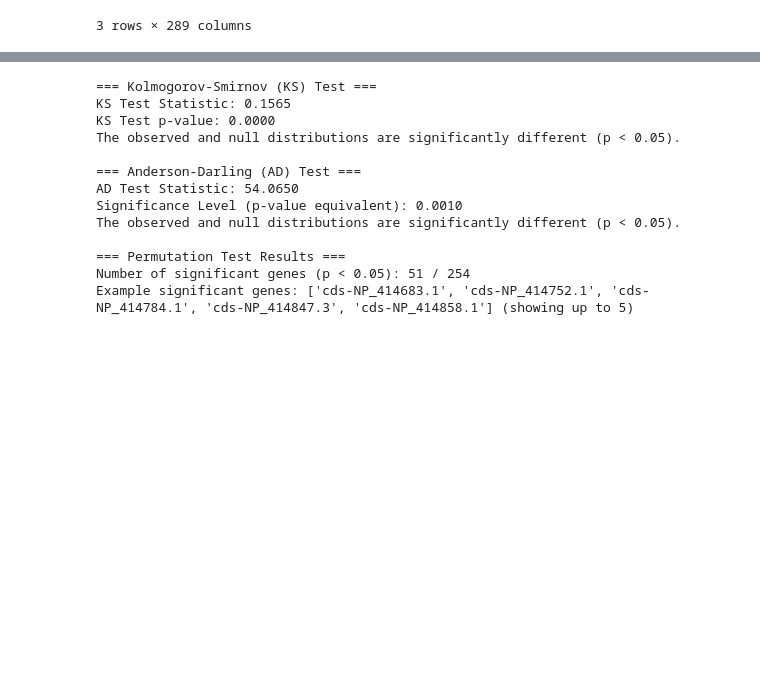
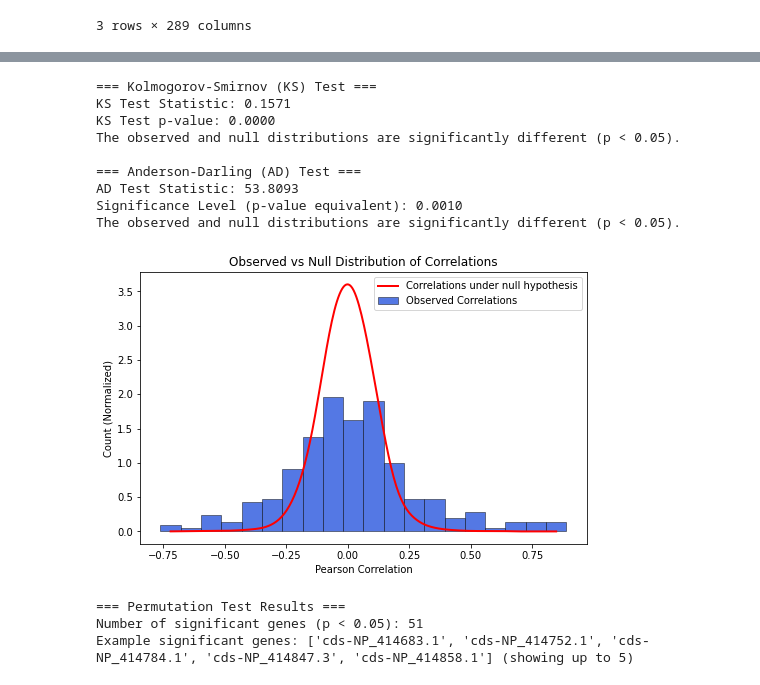
Before and after one commit to microbial-pangenomes-lab/bacterial_transcription, a Jupyter notebook: scripts/validating_correlations.ipynb, the cells around one changed output, grey strips where cells are left out. Drawn from its saved outputs; the diff is of its cells as text; code cells hidden in the pictures; blank space fills up the shorter version.

```diff
--- a/scripts/validating_correlations.ipynb
+++ b/scripts/validating_correlations.ipynb
@@ -37,4 +159,6 @@ int_deg.head(3)
 # %%
+
+# Standardize gene names function
 def standardize_gene_names(gene_name):
     return re.sub(r"-\d+$", "", gene_name)
 
@@ -55,8 +179,6 @@ pearson = {}
 observed_corrs = []
 all_permuted_corrs = []
 
-res = []
-
 for gene in common_genes:
     df_merged = pd.merge(
         predicted_rates_df[[gene]], filtered_deg_df[[gene]],
@@ -71,10 +193,8 @@ for gene in common_genes:
         warnings.simplefilter("ignore")
         p, _ = sp.pearsonr(df_merged['Predicted transcription rate'], df_merged['log2foldchange'])
 
-    #pearson[gene] = round(p, 2)
-    pearson[gene] = p
+    pearson[gene] = round(p, 2)
     observed_corrs.append(p)
-    res.append([0, p])
 
 # Permutation test function
 def permutation_test(actual, predicted, n_permutations=1000):
@@ -102,15 +222,9 @@ for gene in common_genes:
     )
     all_permuted_corrs.extend(permuted_corrs)
 
-    for i, p in enumerate(permuted_corrs):
-        res.append([i+1, p])
-
     # Compute empirical p-value for this gene
     p_value = np.mean(permuted_corrs >= observed_corr)
     gene_p_values[gene] = p_value
-
-df = pd.DataFrame(res,
-                  columns=['iteration', 'corr'])
 
 # KS-test between observed and permuted correlation distributions
 ks_stat, ks_p_value = ks_2samp(observed_corrs, all_permuted_corrs)
@@ -124,37 +238,72 @@ print(f"KS Test Statistic: {ks_stat:.4f}")
 print(f"KS Test p-value: {ks_p_value:.4f}")
 
 if ks_p_value < 0.05:
     print("The observed and null distributions are significantly different (p < 0.05).")
 else:
     print("The observed and null distributions are NOT significantly different (p > 0.05).")
 
 # Print AD-test results
 print("\n=== Anderson-Darling (AD) Test ===")
 print(f"AD Test Statistic: {ad_stat:.4f}")
 print(f"Significance Level (p-value equivalent): {ad_significance:.4f}")
 
 if ad_significance < 0.05:
     print("The observed and null distributions are significantly different (p < 0.05).")
 else:
     print("The observed and null distributions are NOT significantly different (p > 0.05).")
 
+# Create plots
+bins = np.histogram_bin_edges(observed_corrs, bins=20)
+
+# Compute normalized histograms
+observed_hist, _ = np.histogram(observed_corrs, bins=bins, density=True)
+null_hist, _ = np.histogram(all_permuted_corrs, bins=bins, density=True)
+
+# Compute bin centers for line plot
+bin_centers = (bins[:-1] + bins[1:]) / 2
+num_smooth_points = 300
+bin_centers_smooth = np.linspace(bin_centers.min(), bin_centers.max(), num_smooth_points)
+
+spline = make_interp_spline(bin_centers, null_hist, k=3)
+null_hist_smooth = spline(bin_centers_smooth)
+
+plt.figure(figsize=(8, 5))
+
+# Plot observed correlations as histogram bars
+plt.bar(
+    bin_centers, observed_hist, width=np.diff(bins),
+    color='royalblue', alpha=0.9, edgecolor='black', linewidth=0.5, label='Observed Correlations'
+)
+
+# Plot smoothed null distribution as a spline curve
+plt.plot(bin_centers_smooth, null_hist_smooth, color='red', linewidth=2, label='Correlations under null hypothesis')
+
+# Labels and legend
+plt.xlabel('Pearson Correlation')
+plt.ylabel('Count (Normalized)')
+plt.legend()
+plt.title('Observed vs Null Distribution of Correlations')
+
+# Save and show the plot
+#plt.savefig('corr_distribution.svg', dpi=300)
+plt.show()
 
 # Print summary of permutation test results
 significant_genes = {gene: p for gene, p in gene_p_values.items() if p < 0.05}
 print(f"\n=== Permutation Test Results ===")
-print(f"Number of significant genes (p < 0.05): {len(significant_genes)} / {len(gene_p_values)}")
+print(f"Number of significant genes (p < 0.05): {len(significant_genes)}")
 print(f"Example significant genes: {list(significant_genes.keys())[:5]} (showing up to 5)")
 # %% [output]
 === Kolmogorov-Smirnov (KS) Test ===
-KS Test Statistic: 0.1565
+KS Test Statistic: 0.1571
 KS Test p-value: 0.0000
 The observed and null distributions are significantly different (p < 0.05).
 
 === Anderson-Darling (AD) Test ===
-AD Test Statistic: 54.0650
+AD Test Statistic: 53.8093
 Significance Level (p-value equivalent): 0.0010
 The observed and null distributions are significantly different (p < 0.05).
-
-=== Permutation Test Results ===
-Number of significant genes (p < 0.05): 51 / 254
-Example significant genes: ['cds-NP_414683.1', 'cds-NP_414752.1', 'cds-NP_414784.1', 'cds-NP_414847.3', 'cds-NP_414858.1'] (showing up to 5)
+[figure, added]
+=== Permutation Test Results ===
+Number of significant genes (p < 0.05): 51
+Example significant genes: ['cds-NP_414683.1', 'cds-NP_414752.1', 'cds-NP_414784.1', 'cds-NP_414847.3', 'cds-NP_414858.1'] (showing up to 5)
```
Also changed, not shown: parts of 9 cells of this notebook.
